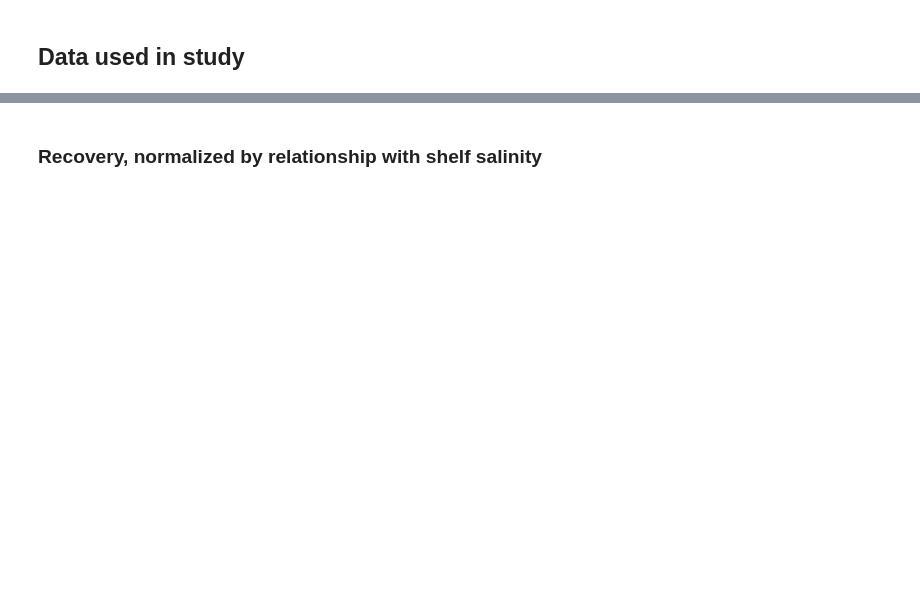
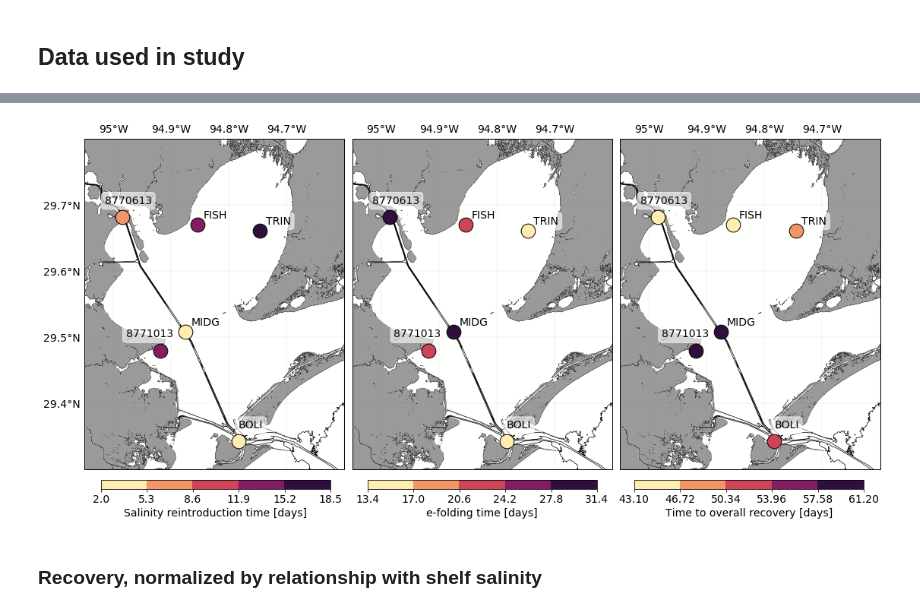
Before and after one commit to kthyng/harvey_reintro, a Jupyter notebook: notebooks/Salinity reintroduction.ipynb, the cells around one changed output, grey strips where cells are left out. Cells and saved outputs as stored; diff of their text form; code cells hidden in the pictures; blank space fills up the shorter version.

```diff
--- a/notebooks/Salinity reintroduction.ipynb
+++ b/notebooks/Salinity reintroduction.ipynb
@@ -212,3 +311,11 @@ times = {'TRIN': {'fresh': '2017-8-30 00:00', 'start': '2017-9-17 12:00', 'stop'
                   'depths': [np.round(df['BOLI: Depth [m]']['2017-9-2 00:00':'2017-10-1 00:00'].mean())],
                   'dx': -0.04},
 }
+# %%
+# plotting choices
+colorlag = '#144997'
+colorefold = '#5CC687'
+color12 = '#ECDC5E'
+
+shift = {'TRIN': (0.01,0.01), 'FISH': (0.01,0.01), '8770613': (-0.03,0.02), 'MIDG': (0.01,0.01),
+      '8771013': (-0.06,0.02), 'BOLI': (0.0,0.02)}
@@ -215,9 +324,4 @@ times = {'TRIN': {'fresh': '2017-8-30 00:00', 'start': '2017-9-17 12:00', 'stop'
 # %%
-date_outflow = pd.Timestamp('2017-8-26 14:30')  # when salinity starts to drop, based on velocity
-date_fresh = pd.Timestamp('2017-8-31 00:00')  # all stations approximately fresh
-date_ssh = pd.Timestamp('2017-8-24 16:00')  # when sea surface starts to raise
-
-# calculate lag times, which only depend on start time I chose vs. outflow start time
 # Start time scale dictionary, tau
 tau = dict()
 
@@ -320,0 +432,5 @@ BOLI 27.030485551440165 14.145833333333334 59.822916666666664 2017-10-29 19:45:0
+# %%
+for key in tau.keys():
+    print(key)
+    for tauname in tau[key].keys():
+        print('%s %2.2f' % (tauname, tau[key][tauname]))
@@ -321,2 +455,73 @@ BOLI 27.030485551440165 14.145833333333334 59.822916666666664 2017-10-29 19:45:0
+# %%
+props = dict(boxstyle='round', facecolor='w', edgecolor='w', alpha=0.6)
+marker = 'o'
+zorder = 10
+s = 350
+cmap = cmo.matter
+
+types = ['lag', 'efold', 'time_over']
+typenames = ['Salinity reintroduction time', 'e-folding time', 'Time to overall recovery']
+
+fig = plt.figure(figsize=(15, 8))
+fig.subplots_adjust(wspace=0.03, left=0.01, right=0.98)
+
+for i, (which, whichname) in enumerate(zip(types, typenames)):
+    ax = fig.add_subplot(1,3,i+1, projection=merc)
+    ax.set_extent([-95.05, -94.6, 29.3, 29.8], pc)
+    gl = ax.gridlines(linewidth=0.2, color='gray', alpha=0.5, linestyle='-', draw_labels=True)
+    gl.xformatter = LONGITUDE_FORMATTER
+    gl.yformatter = LATITUDE_FORMATTER
+    gl.xlocator = mpl.ticker.FixedLocator(np.arange(-96.2, -93.0, 0.1))
+    gl.ylocator = mpl.ticker.FixedLocator(np.arange(28.6, 31, 0.1))
+    gl.xlabels_bottom = False  # turn off labels where you don't want them
+    gl.ylabels_right = False
+    if i in [1,2]:
+        gl.ylabels_left = False
+
+    # bathymetry contours
+    ax.contour(lon, lat, bathyo, [-20,-15,-10], colors='k', linewidths=0.7, transform=pc, linestyles='-')  # some values
+
+    # add bay-area detailed coastline
+    ax.contour(lon, lat, bathyo.mask, 1, colors='0.1', linewidths=0.4, transform=pc)  # coastline
+
+    # color land
+    ax.pcolormesh(lon, lat, bathyo.mask, cmap=cmo.gray_r, vmin=0, vmax=3, transform=pc)
+
+    # range of data
+    data = np.asarray([tau[key][which] for key in tau.keys()])
+    vmin = data.min(); vmax = data.max()
+
+
+    # define the bins and normalize
+    bounds = np.linspace(np.round(vmin, decimals=1), np.round(vmax, decimals=1), 6)
+    norm = mpl.colors.BoundaryNorm(bounds, cmap.N)
+
+
+    for saltcol in saltcols:
+        buoy = saltcol.split(':')[0]
+        sdx, sdy = shift[buoy]
+
+        # plot data
+        lonsta, latsta = buoys[buoy]['ll']
+        param = tau[buoy][which]
+        mappable = ax.scatter(lonsta, latsta, c=param, s=s, transform=pc, zorder=zorder, norm=norm,
+                              vmin=vmin, vmax=vmax, cmap=cmap, edgecolors='k', marker=marker)
+        ax.text(lonsta+sdx, latsta+sdy, buoy, transform=pc, bbox=props)
+
+
+    # colorbar by hand
+    ax2 = fig.add_axes([0.03+i*.325, 0.08, 0.28, 0.02])
+    cb2 = mpl.colorbar.ColorbarBase(ax2, cmap=cmap,
+                                    norm=norm,
+                                    # to use 'extend', you must
+                                    # specify two extra boundaries:
+                                    boundaries=bounds,
+                                    ticks=bounds,  # optional
+                                    spacing='proportional', orientation='horizontal')
+    cb2.set_label(whichname + ' [days]')
+fig.savefig('../figures/timescales_map_low.png', bbox_inches='tight')
+fig.savefig('../figures/timescales_map.png', bbox_inches='tight', dpi=300)
+# %% [output]
+[figure, added]
 # %% [markdown]
 ### Recovery, normalized by relationship with shelf salinity
```
Also changed, not shown: parts of 15 cells of this notebook.
